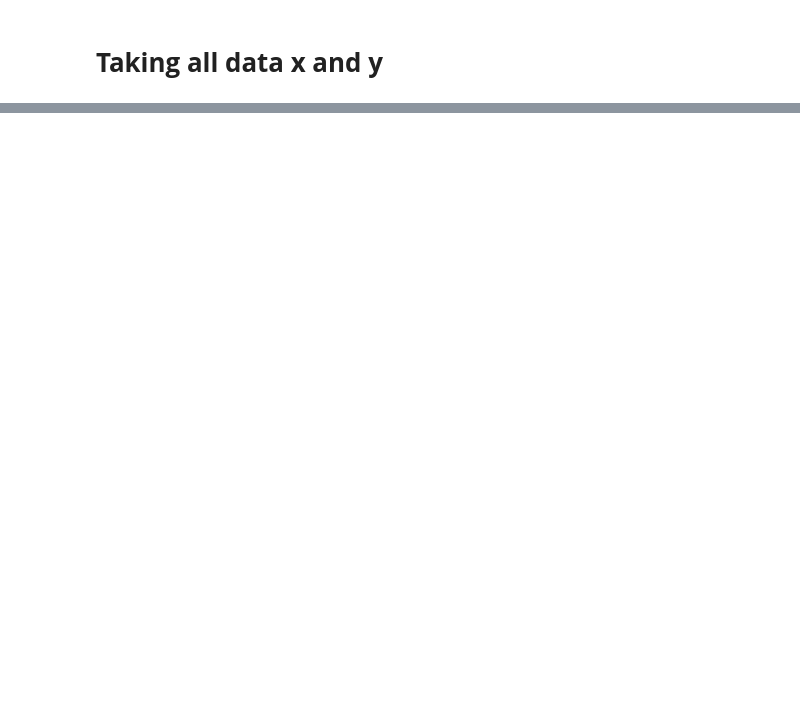
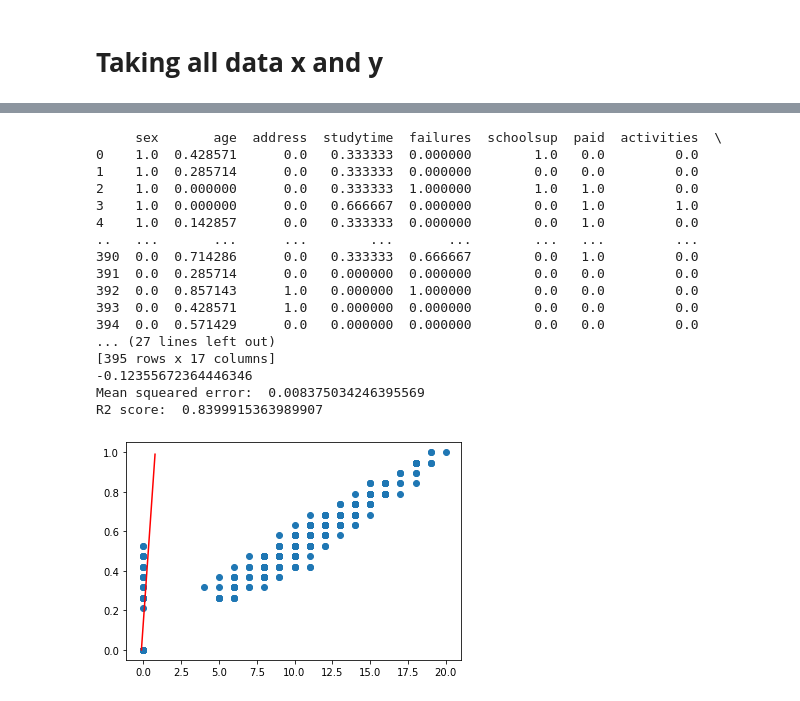
Before and after one commit to gerardburgues/LinearRegression, a Jupyter notebook: LinearRegression/colab.ipynb, the cells around one changed output, grey strips where cells are left out. Drawn from its saved outputs; the diff is of its cells as text; code cells hidden in the pictures; blank space fills up the shorter version.

```diff
--- a/LinearRegression/colab.ipynb
+++ b/LinearRegression/colab.ipynb
@@ -322,3 +304,0 @@ array([[<AxesSubplot:title={'center':'sex'}>,
-# %%
-x = x_df.to_numpy()
-y =  y_df.to_numpy()
@@ -365,0 +323,47 @@ R2 score:  0.8399915363989907
+# %%
+# Gràfic amb totes les variables anteriors. Aquestes no tenen gran correlació.
+# Que passa si les eliminem i només tenim les que tenen correlació més gran de 60%
+# Quin MSE obtindriem?
+# Quin R2Score?
+
+
+regr = regression(x_df, y_df)
+predicted = regr.predict(x_df)
+
+
+# sns.ploet(failures, G3)
+print(x_df)
+x_df1 = x_df.to_numpy()
+plt.figure()
+# predicció de xx
+# s'ha de mutiplicar per xx per que es el range que li diem que ha de tirar
+# sino anira a tots.
+xx = np.arange(0, 1, 0.01)
+ax = plt.scatter(y, x_df1[:,16])
+plt.plot(regr.coef_[16] *  xx+ regr.intercept_ , xx,'r')
+
+print(regr.intercept_)
+MSE = mse(y_df, predicted)
+r2 = r2_score(y_df, predicted)
+
+print("Mean squeared error: ", MSE)
+print("R2 score: ", r2)
+# %% [output]
+     sex       age  address  studytime  failures  schoolsup  paid  activities  \
+0    1.0  0.428571      0.0   0.333333  0.000000        1.0   0.0         0.0
+1    1.0  0.285714      0.0   0.333333  0.000000        0.0   0.0         0.0
+2    1.0  0.000000      0.0   0.333333  1.000000        1.0   1.0         0.0
+3    1.0  0.000000      0.0   0.666667  0.000000        0.0   1.0         1.0
+4    1.0  0.142857      0.0   0.333333  0.000000        0.0   1.0         0.0
+..   ...       ...      ...        ...       ...        ...   ...         ...
+390  0.0  0.714286      0.0   0.333333  0.666667        0.0   1.0         0.0
+391  0.0  0.285714      0.0   0.000000  0.000000        0.0   0.0         0.0
+392  0.0  0.857143      1.0   0.000000  1.000000        0.0   0.0         0.0
+393  0.0  0.428571      1.0   0.000000  0.000000        0.0   0.0         0.0
+394  0.0  0.571429      0.0   0.000000  0.000000        0.0   0.0         0.0
+... (27 lines left out)
+[395 rows x 17 columns]
+-0.12355672364446346
+Mean squeared error:  0.008375034246395569
+R2 score:  0.8399915363989907
+[figure, added]
```
Also changed, not shown: parts of 31 cells of this notebook.
